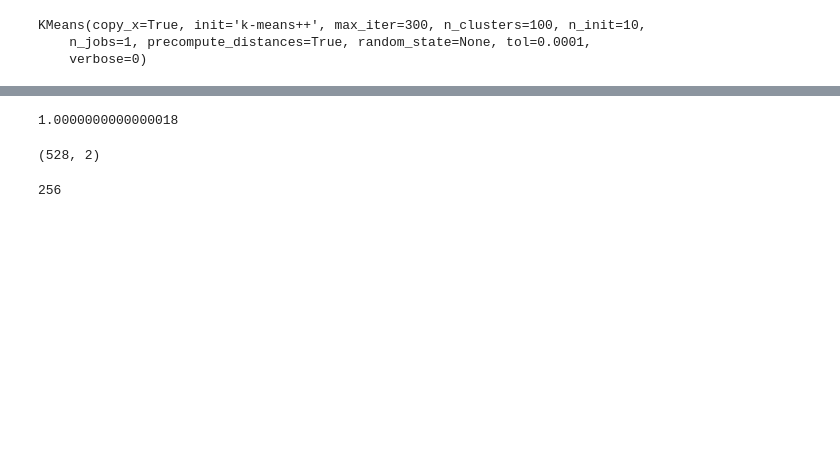
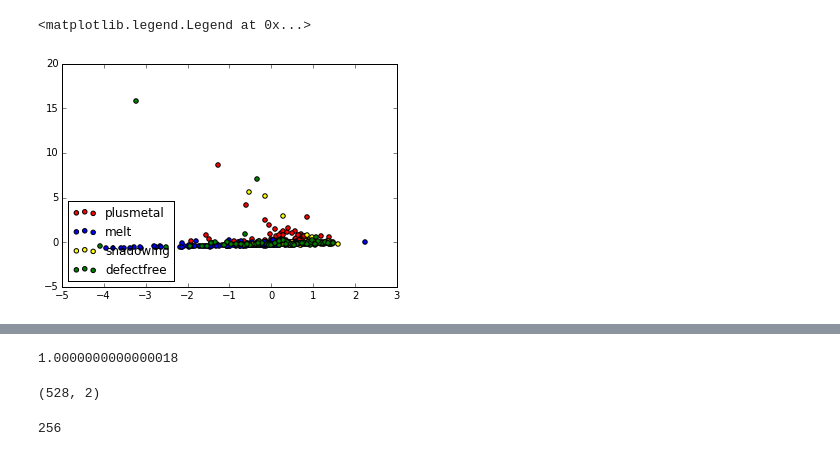
Before and after one commit to pitodogo/Verify-the-features-without-label, a Jupyter notebook: Untitled.ipynb, the cells around one changed output, grey strips where cells are left out. Saved outputs shown, nothing was run; the diff lists cells and outputs as text; code cells hidden in the pictures; blank space fills up the shorter version.

```diff
--- a/Untitled.ipynb
+++ b/Untitled.ipynb
@@ -1,37 +1,54 @@
 # %%
 import cv2
 from os.path import join
 import numpy as np
 from os import listdir
+from __future__ import division
+%matplotlib inline
+
+## Get the Data
 categories = []
 data = []
 for category in listdir("data"):
     temp = []
     for f in listdir(join("data",category)):
+        ## Using HEed data
         temp.append(cv2.equalizeHist(cv2.imread(join("data",category,f),cv2.CV_LOAD_IMAGE_GRAYSCALE)))
     data.append(temp)
     categories.append(category)
+# Detecting SIFT points for all the images
 descriptors = []
-# Detecting SIFT points for all the images
 descriptors_by_images = []
-lighting_hist = [[cv2.calcHist(d2,[0],None,[256],[0,256]) for d2 in d] for d in data]
 labels = []
 sift = cv2.SIFT(edgeThreshold=2)
 for k,c in enumerate(data):
     for img in c:
         kp, des = sift.detectAndCompute(img,None)
         temp = []
         for d in des:
             descriptors.append(d)
             temp.append(d)
         descriptors_by_images.append(temp)
         labels.append(k)
+## Calculate the Codebook
+from sklearn.cluster import KMeans
+n_clusters = 100
+km = KMeans(n_clusters=n_clusters)
+km.fit(descriptors)
+
+## Represent the image by the Codebook
+hist_by_images = []
+for desp_set in descriptors_by_images:
+    hist = [0 for i in range(n_clusters)]
+    for d in desp_set:
+        hist[km.predict(d)[0]] += 1
+    hist_by_images.append(hist)
+# Normalized the histogram for each individual images
+normalized_hist_by_images = [np.asarray(h)/sum(h) for h in hist_by_images]
+# Calculate the PCA
+from sklearn.decomposition import PCA
+pca = PCA(n_components=2,whiten=True)
+pca_hist = pca.fit_transform(np.asarray(normalized_hist_by_images))
+# %% [output]
+<matplotlib.legend.Legend at 0x...>
+[figure, added]
-# %%
-from sklearn.cluster import KMeans
-n_clusters = 100
-km = KMeans(n_clusters=n_clusters)
-km.fit(descriptors)
-# %% [output]
-KMeans(copy_x=True, init='k-means++', max_iter=300, n_clusters=100, n_init=10,
-    n_jobs=1, precompute_distances=True, random_state=None, tol=0.0001,
-    verbose=0)
```
Also changed, not shown: parts of 11 cells of this notebook.
